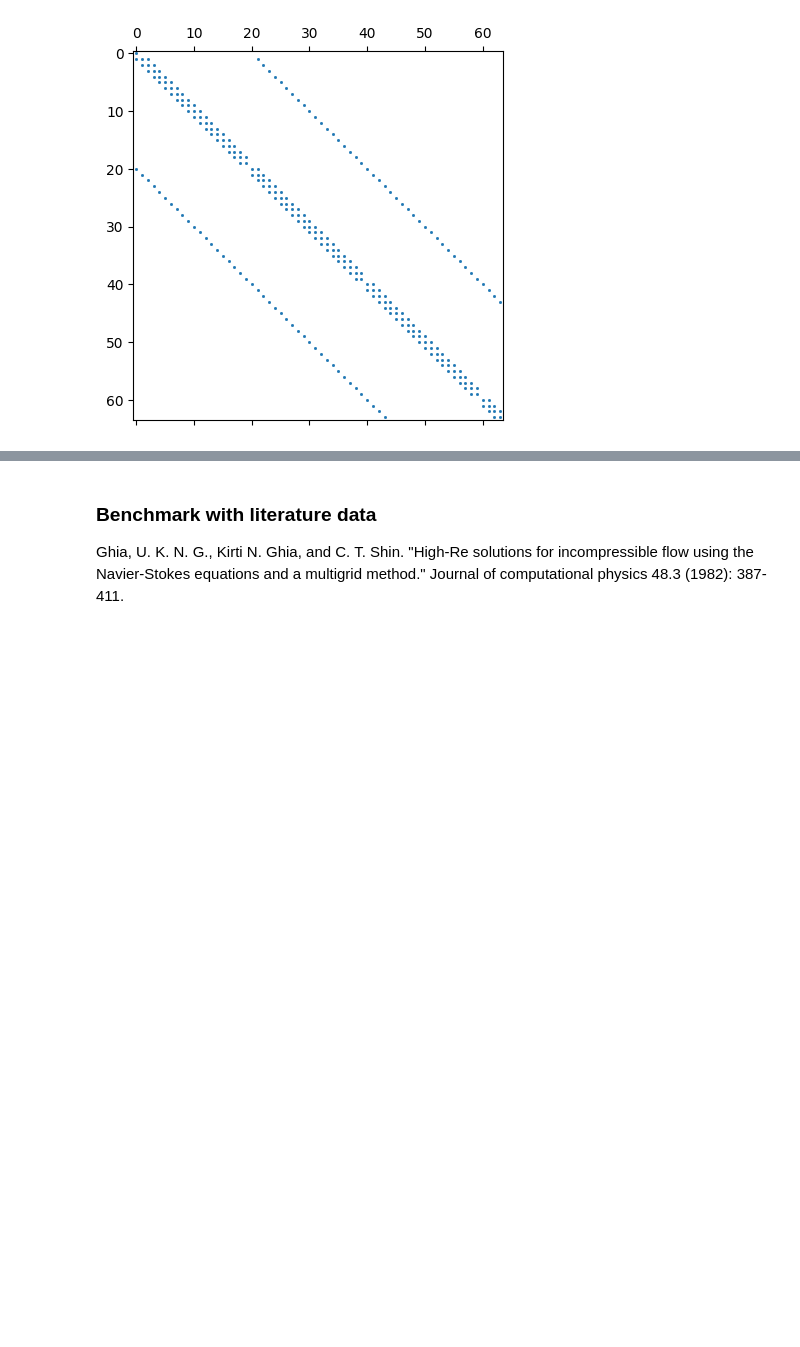
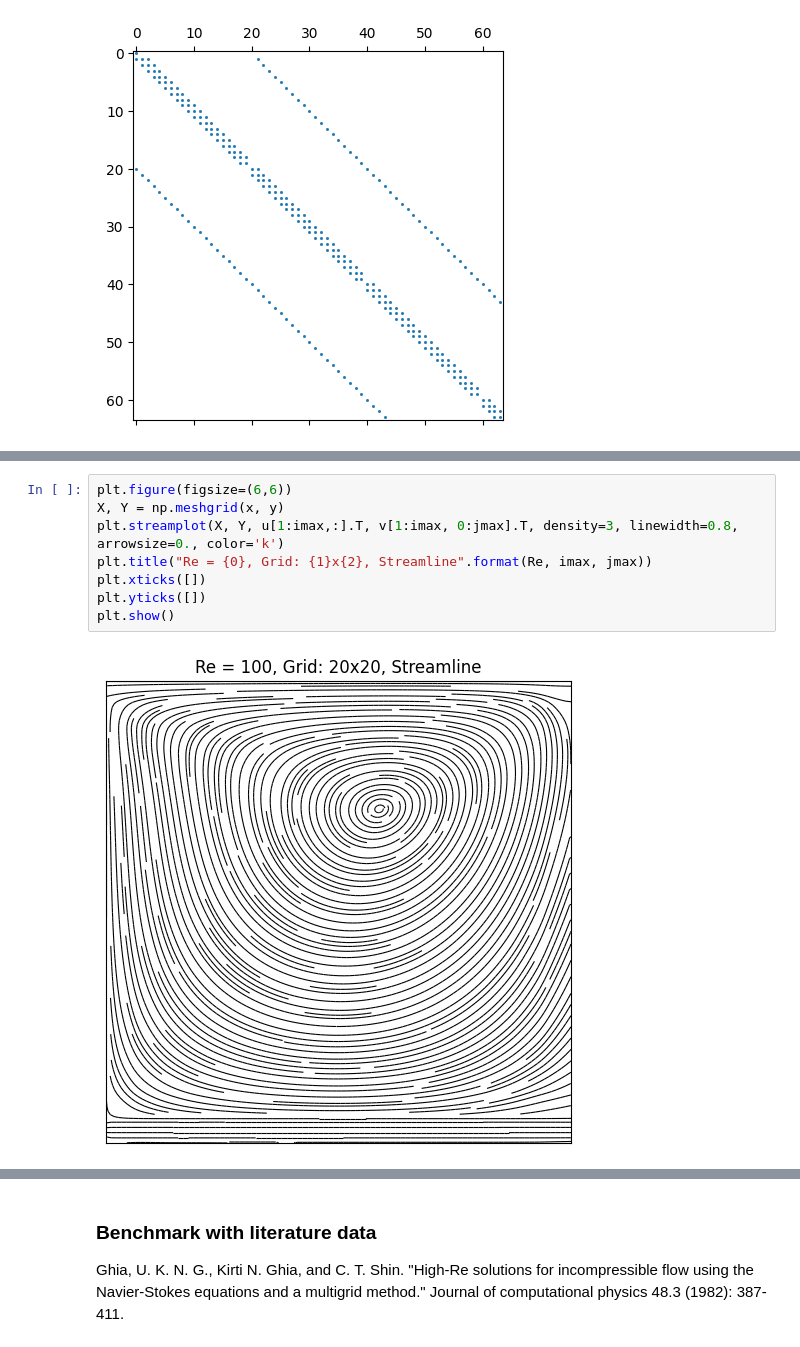
Before and after one commit to comp-physics/NISQ-Quantum-CFD, a Jupyter notebook: SIMPLE_LDC.ipynb, the cells around one changed output, grey strips where cells are left out. Drawn from its saved outputs; the diff is of its cells as text; blank space fills up the shorter version.

```diff
--- a/SIMPLE_LDC.ipynb
+++ b/SIMPLE_LDC.ipynb
@@ -137 +153,11 @@ plt.show()
+# %%
+plt.figure(figsize=(6,6))
+X, Y = np.meshgrid(x, y)
+plt.streamplot(X, Y, u[1:imax,:].T, v[1:imax, 0:jmax].T, density=3, linewidth=0.8, arrowsize=0., color='k')
+plt.title("Re = {0}, Grid: {1}x{2}, Streamline".format(Re, imax, jmax))
+plt.xticks([])
+plt.yticks([])
+plt.show()
+# %% [output]
+[figure, added]
 # %%
```
Also changed, not shown: parts of 8 cells of this notebook.
